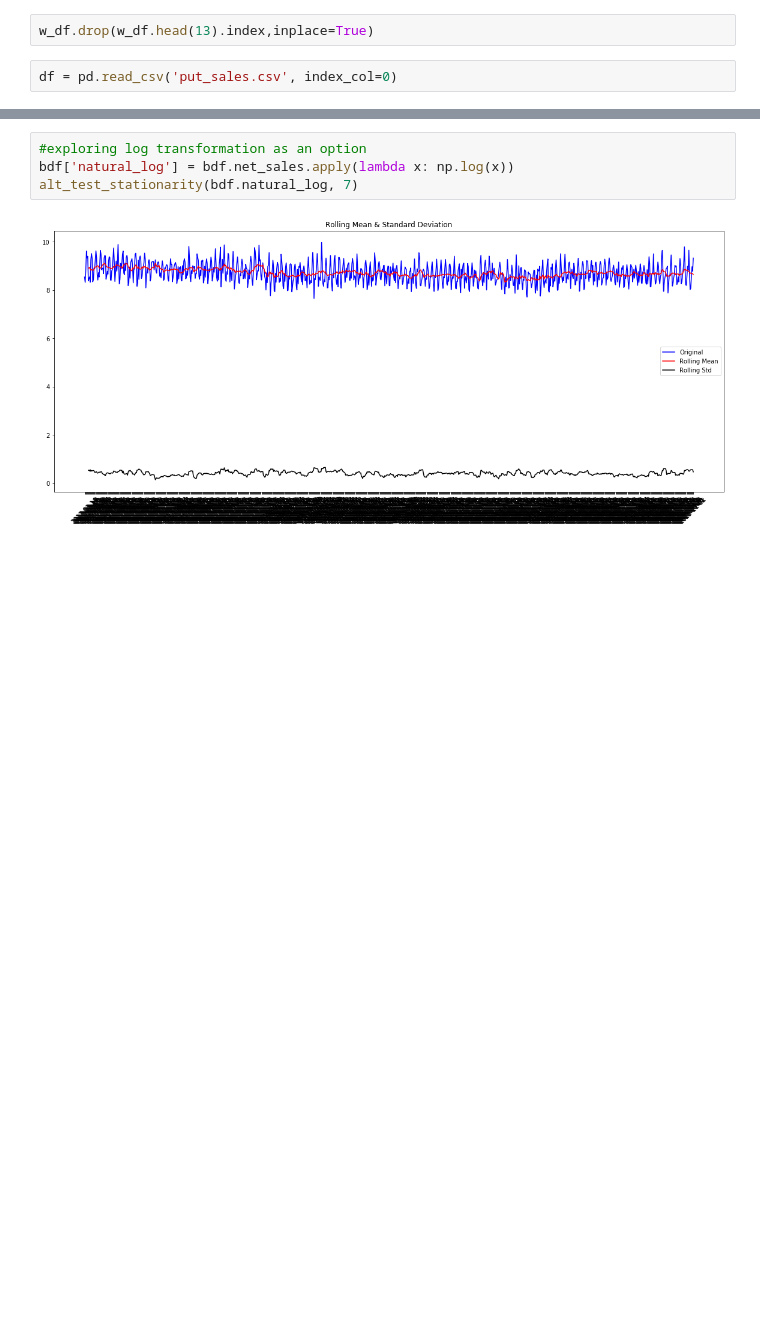
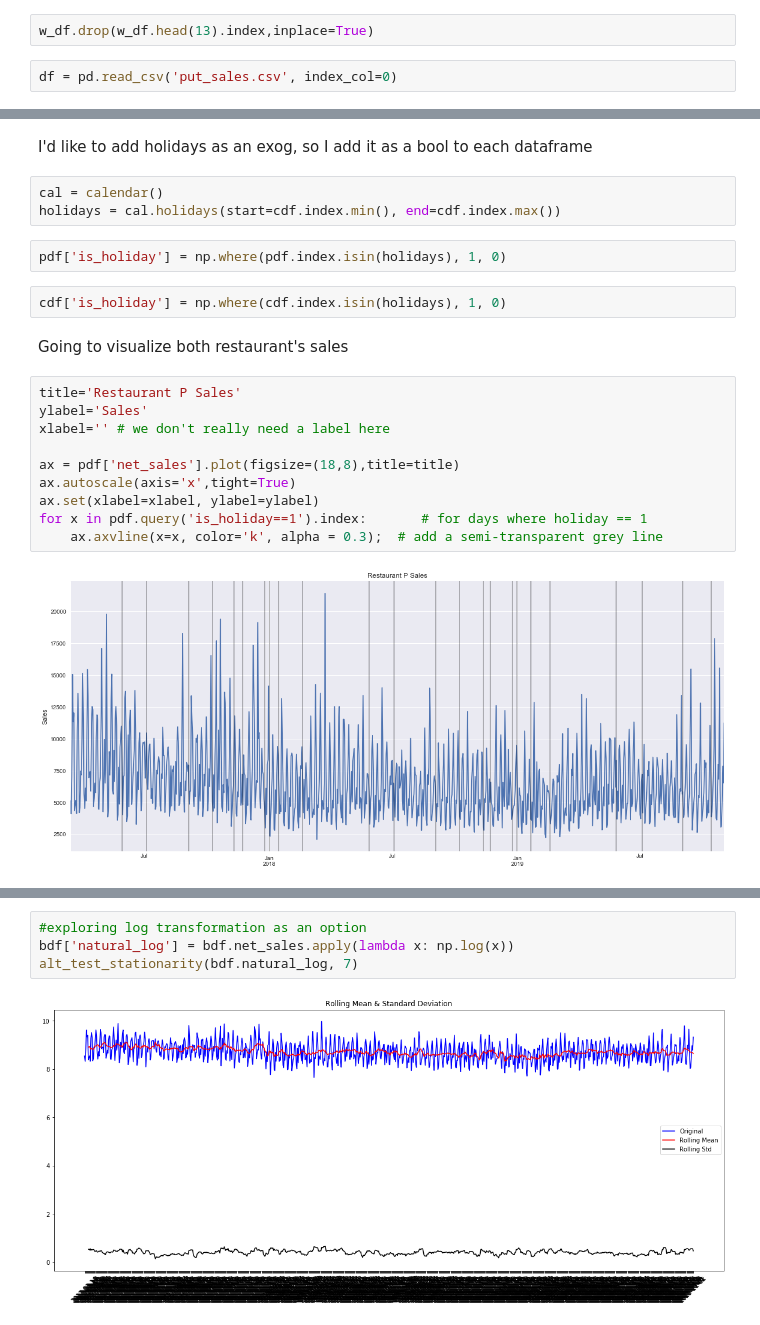
Before and after one commit to ssmithie/time_series_project, a Jupyter notebook: EDA_with_exog.ipynb, the cells around one changed output, grey strips where cells are left out. Saved outputs shown, nothing was run; the diff lists cells and outputs as text; blank space fills up the shorter version.

```diff
--- a/EDA_with_exog.ipynb
+++ b/EDA_with_exog.ipynb
@@ -145,0 +83,23 @@ dtype: float64
+# %% [markdown]
+I'd like to add holidays as an exog, so I add it as a bool to each dataframe
+# %%
+cal = calendar()
+holidays = cal.holidays(start=cdf.index.min(), end=cdf.index.max())
+# %%
+pdf['is_holiday'] = np.where(pdf.index.isin(holidays), 1, 0)
+# %%
+cdf['is_holiday'] = np.where(cdf.index.isin(holidays), 1, 0)
+# %% [markdown]
+Going to visualize both restaurant's sales
+# %%
+title='Restaurant P Sales'
+ylabel='Sales'
+xlabel='' # we don't really need a label here
+
+ax = pdf['net_sales'].plot(figsize=(18,8),title=title)
+ax.autoscale(axis='x',tight=True)
+ax.set(xlabel=xlabel, ylabel=ylabel)
+for x in pdf.query('is_holiday==1').index:       # for days where holiday == 1
+    ax.axvline(x=x, color='k', alpha = 0.3);  # add a semi-transparent grey line
+# %% [output]
+[figure, added]
```
Also changed, not shown: parts of 49 cells of this notebook, 2 other files.
